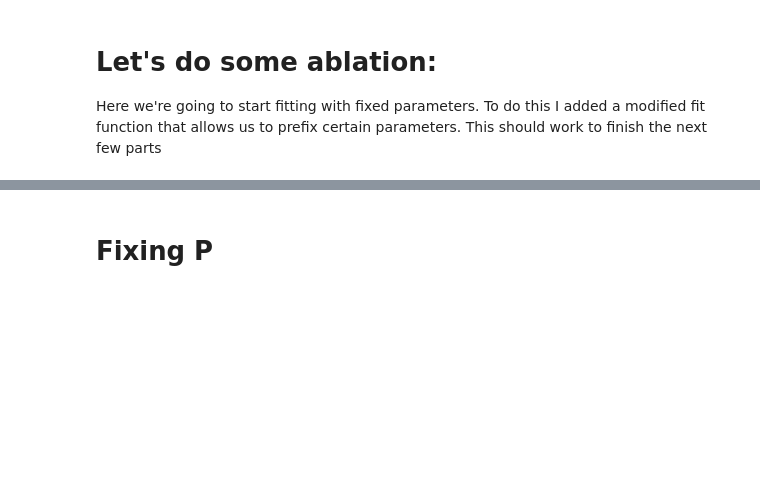
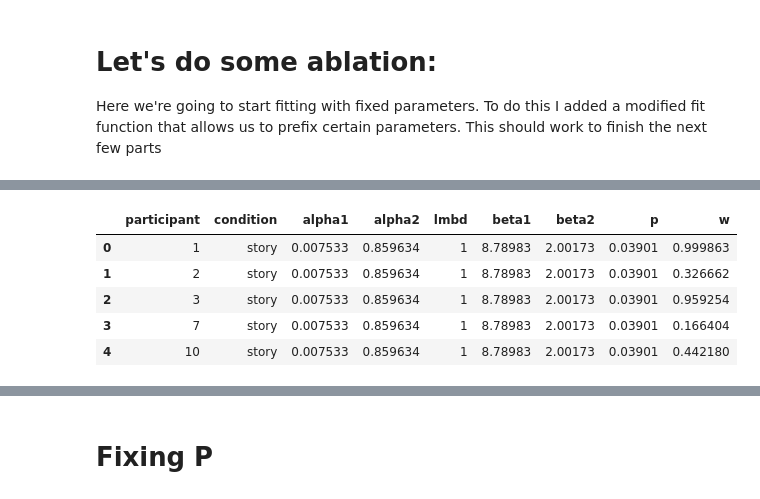
Before and after one commit to nssokada/sdn_hw2, a Jupyter notebook: part2/part2.ipynb, the cells around one changed output, grey strips where cells are left out. Saved outputs shown, nothing was run; the diff lists cells and outputs as text; code cells hidden in the pictures; blank space fills up the shorter version.

```diff
--- a/part2/part2.ipynb
+++ b/part2/part2.ipynb
@@ -99,10 +99,10 @@ Here we're going to start fitting with fixed parameters. To do this I added a mo
 
 ## USE THE PARAM NAMES ABOVE. ONLY INPUT THE PARAMS you are FIXING and the value you are fixing it to.
 fixed_param = {
-    'lmb':1
+    'lmbd': 1
 }
 
-story_results_df, params, logli_story = fit_hybrid_mixed_dynamic_model(
+lfix_story_results_df, params, logli_story = fit_hybrid_mixed_dynamic_model(
     data_df=story_trials, #note the trial type
     stan_file="../our_analysis/dynamic_hybrid_mixed.stan",
     output_file="story_params_l1.csv",   ##change the output csv name so you don't overwrite your work
@@ -110,7 +110,7 @@ story_results_df, params, logli_story = fit_hybrid_mixed_dynamic_model(
     return_logli = True
 )
 
-abstract_results_df, params, logli_abstract = fit_hybrid_mixed_dynamic_model(
+lfix_abstract_results_df, params, logli_abstract = fit_hybrid_mixed_dynamic_model(
     data_df=abstract_trials, #note the trial type
     stan_file="../our_analysis/dynamic_hybrid_mixed.stan",
     output_file="abstract_params_l1.csv",   ##change the output csv name so you don't overwrite your work
@@ -126,4 +159,11 @@ Command ['make', 'STANCFLAGS+=--filename-in-msg=dynamic_hybrid_mixed.stan', 'C:/
 # %%
-story_results_df.head()
+lfix_story_results_df.head()
 ## You should save these as a csv. Snag the logli from above as well!
+# %% [output]
+|  | participant | condition | alpha1 | alpha2 | lmbd | beta1 | beta2 | p | w |
+| 0 | 1 | story | 0.007533 | 0.859634 | 1 | 8.78983 | 2.00173 | 0.03901 | 0.999863 |
+| 1 | 2 | story | 0.007533 | 0.859634 | 1 | 8.78983 | 2.00173 | 0.03901 | 0.326662 |
+| 2 | 3 | story | 0.007533 | 0.859634 | 1 | 8.78983 | 2.00173 | 0.03901 | 0.959254 |
+| 3 | 7 | story | 0.007533 | 0.859634 | 1 | 8.78983 | 2.00173 | 0.03901 | 0.166404 |
+| 4 | 10 | story | 0.007533 | 0.859634 | 1 | 8.78983 | 2.00173 | 0.03901 | 0.442180 |
 # %%
```
Also changed, not shown: parts of 5 cells of this notebook, 3 other files.
